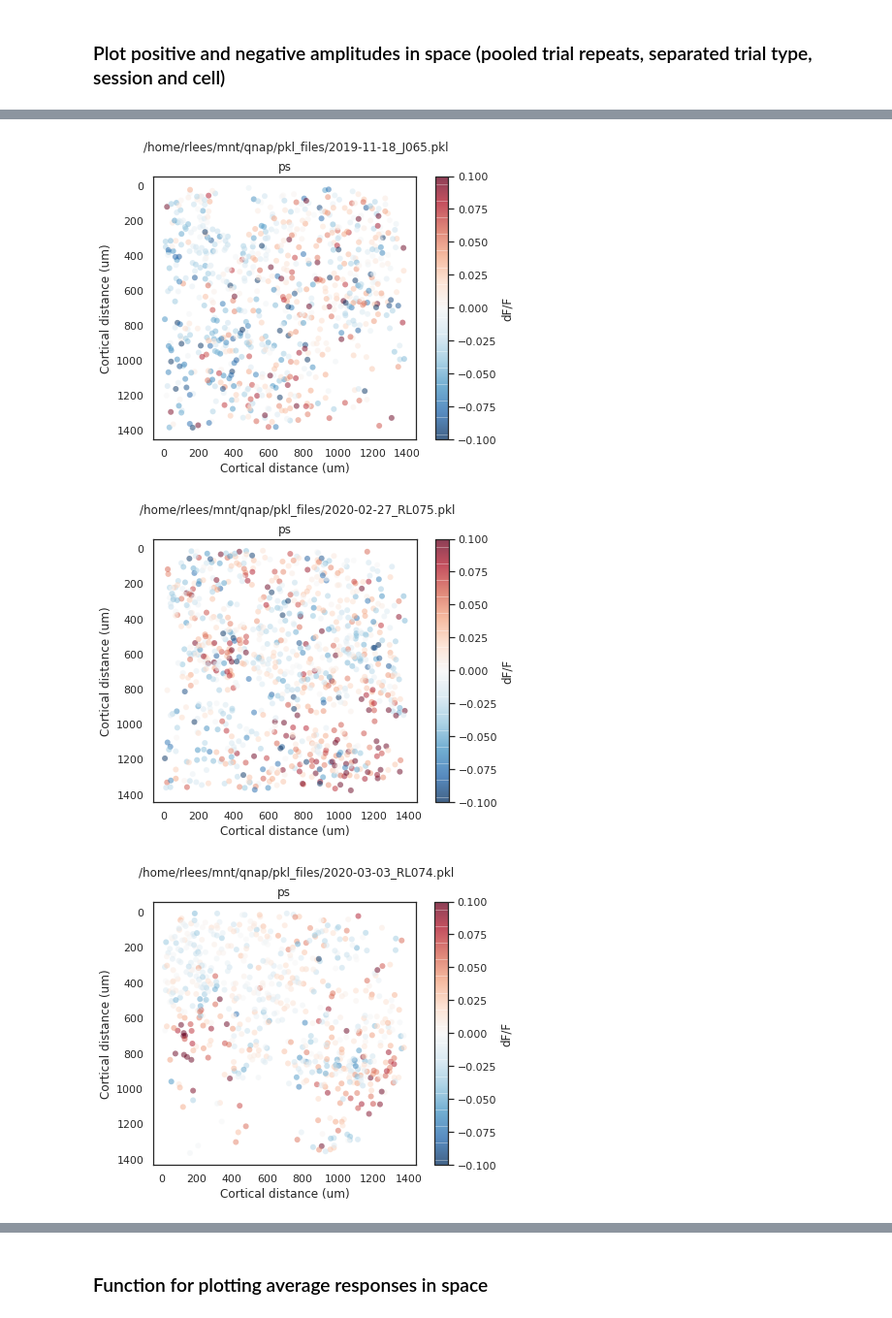
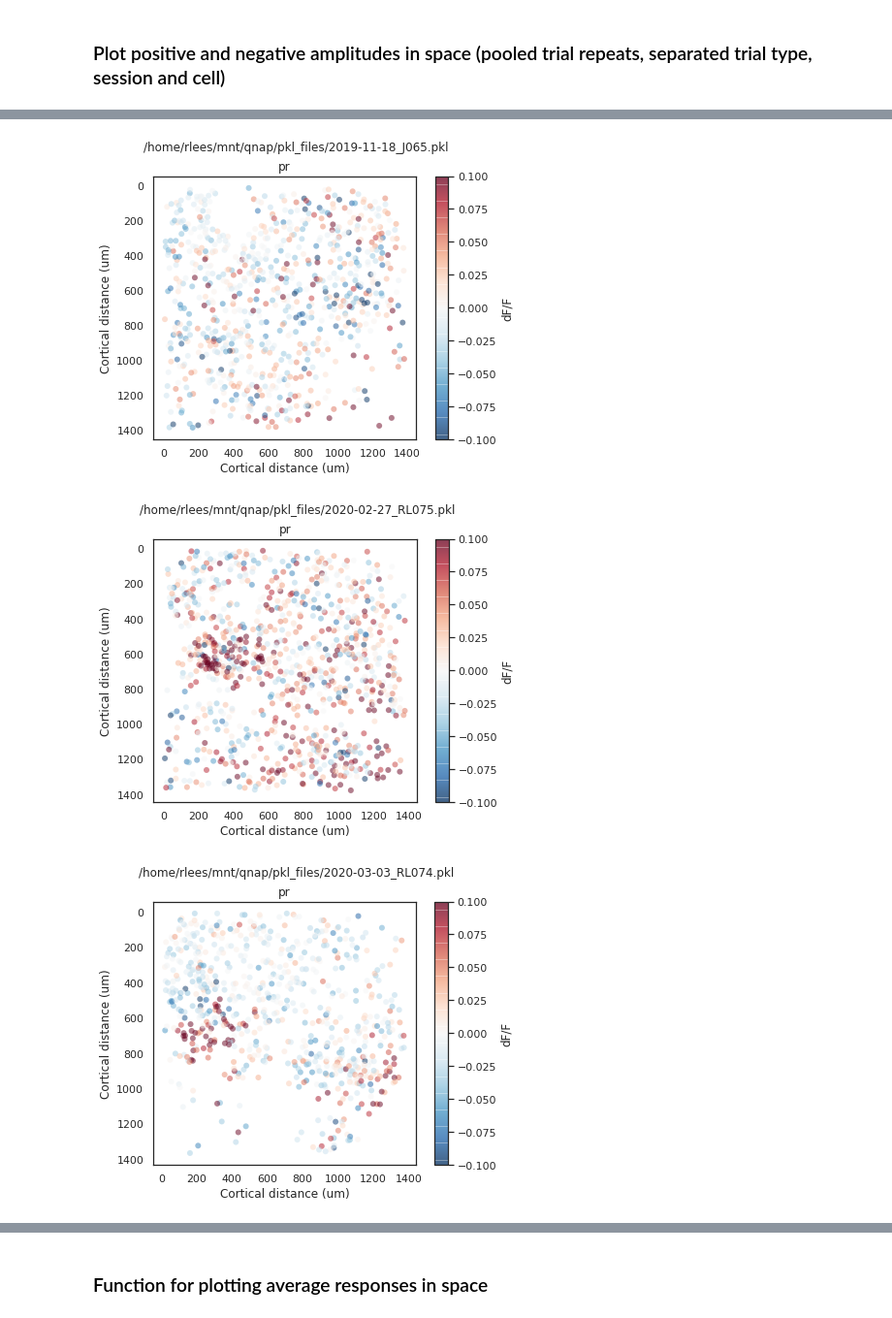
Before and after one commit to Packer-Lab/Vape, a Jupyter notebook: jupyter/rob/playground.ipynb, the cells around one changed output, grey strips where cells are left out. Shown at 97% size. Cells and saved outputs as stored; diff of their text form; code cells hidden in the pictures.

```diff
--- a/jupyter/rob/playground.ipynb
+++ b/jupyter/rob/playground.ipynb
@@ -78,7 +75,7 @@ with open(pkl_path, 'rb') as f:
 
 print('Loaded pickled object.')
 
-sub_obj = exp_obj.photostim_r
+sub_obj = exp_obj.photostim_s
 # %% [output]
 Loaded pickled object.
 # %% [markdown]
@@ -193,19 +312,30 @@ for i,pkl in enumerate(pkl_files):
         for i, ax_id in enumerate([1,0]):
 
             in_s1 = np.array(exp_obj.photostim_r.cell_s1[0])
-            cell_ids = np.where(in_s1 == i)
+            cell_ids = np.where(in_s1 == i)[0]
 
             plt.sca(ax[ax_id])
             plt.title('S' + str(ax_id+1))
 
             for sub_obj in pkl_list:
 
-                labels.append(sub_obj.stim_type)
-                cell_trials = plotExpAvgDff(sub_obj, threshold, cell_ids=cell_ids)
-                grand_average.append(cell_trials)
+                # for filtering sta significant cells with pos/neg amps
+#                 cell_loc = np.where(in_s1 == i)
+#                 sig_cells = np.where(sub_obj.sta_sig[0])
+#                 amps = np.where(sub_obj.sta_amplitudes[0] < 0)
+#                 cell_ids = np.intersect1d(cell_loc[0], sig_cells)
+#                 cell_ids = np.intersect1d(cell_ids, amps)
+
+                if cell_ids.shape[0] > 0:
+#                     masked_trials = maskTrials(sub_obj, filt='pos')
+#                     cell_trials = plotExpAvgDffMasked(sub_obj, threshold, cell_ids, masked_trials)
+
+                    labels.append(sub_obj.stim_type)
+                    cell_trials = plotExpAvgDff(sub_obj, threshold, cell_ids)
+                    grand_average.append(cell_trials)
 
         fig.suptitle(sub_obj.sheet_name)
-        plt.legend(labels[:4], loc='upper right')
+        plt.legend(labels[:len(pkl_list)], loc='upper right')
 #         plt.savefig(os.path.join(fig_save_path, 'trial_avg_dff_traces_detrended', exp_obj.sheet_name + '_grand_trial_avg_s1s2_detrend.png'))
 #         plt.savefig(os.path.join(fig_save_path, 'trial_avg_dff_traces_detrended', exp_obj.sheet_name + '_grand_trial_avg_s1s2_detrend.svg'))
 # %% [output]
@@ -271,7 +395,7 @@ for trials in [s1_pr, s1_ps, s1_none, s1_w]:
 
     #construct plot
     plt.plot(x, grand_mean, lw=3, zorder=2);
-    plt.fill_between(x, grand_mean + grand_ci, grand_mean - grand_ci, alpha=0.6, zorder=1);
+    plt.fill_between(x, grand_mean + grand_sem, grand_mean - grand_sem, alpha=0.6, zorder=1);
     plt.hlines(0, x_min, x_max, linestyles='dashed', zorder=4, alpha=0.3);
     plt.ylim([-0.01, 0.1]);
     plt.autoscale(enable=True, axis='x', tight=True)
@@ -297,7 +421,7 @@ for trials in [s2_pr, s2_ps, s2_none, s2_w]:
 
     #construct plot
     plt.plot(x, grand_mean, lw=3, zorder=2);
-    plt.fill_between(x, grand_mean + grand_ci, grand_mean - grand_ci, alpha=0.6, zorder=1);
+    plt.fill_between(x, grand_mean + grand_sem, grand_mean - grand_sem, alpha=0.6, zorder=1);
     plt.hlines(0, x_min, x_max, linestyles='dashed', zorder=4, alpha=0.3);
     plt.ylim([-0.01, 0.1]);
     plt.autoscale(enable=True, axis='x', tight=True)
@@ -307,6 +431,6 @@ for trials in [s2_pr, s2_ps, s2_none, s2_w]:
 print(s1_w.shape[0], 's1 cells')
 print(s2_w.shape[0], 's2 cells')
 
-plt.savefig(os.path.join(fig_save_path, 'grand_avg_traces_detrended', 'grand_mean_ci_deepnshallow_s1s2.png'))
-plt.savefig(os.path.join(fig_save_path, 'grand_avg_traces_detrended', 'grand_mean_ci_deepnshallow_s1s2.svg'))
+plt.savefig(os.path.join(fig_save_path, 'grand_avg_traces_detrended', 'grand_mean_sem_s1s2.png'))
+plt.savefig(os.path.join(fig_save_path, 'grand_avg_traces_detrended', 'grand_mean_sem_s1s2.svg'))
 # %% [output]
@@ -334,14 +458,14 @@ for i,pkl in enumerate(pkl_files):
             exp_obj = pickle.load(f)
 
         pkl_list = []
-#         pkl_list.append(exp_obj.photostim_r)
+        pkl_list.append(exp_obj.photostim_r)
         pkl_list.append(exp_obj.photostim_s)
 
-#         if exp_obj.whisker_stim.n_frames > 0:
-#             pkl_list.append(exp_obj.whisker_stim)
+        if exp_obj.whisker_stim.n_frames > 0:
+            pkl_list.append(exp_obj.whisker_stim)
 
-#         if exp_obj.spont.n_frames > 0:
-#             pkl_list.append(exp_obj.spont)
+        if exp_obj.spont.n_frames > 0:
+            pkl_list.append(exp_obj.spont)
 
         fig = plt.figure(figsize=(7*len(pkl_list),5))
         fig.suptitle(pkl_path)
@@ -399,6 +523,6 @@ for i,pkl in enumerate(pkl_files):
         cb = plt.colorbar(sc, ax=ax)
         cb.set_label('dF/F')
 
-#         plt.savefig(os.path.join(fig_save_path, 'spatial_responses', pkl[:-4] + '_spont_dFF_spatial.png'))
-#         plt.savefig(os.path.join(fig_save_path, 'spatial_responses', pkl[:-4] + '_spont_dFF_spatial.svg'))
+#         plt.savefig(os.path.join(fig_save_path, 'spatial_responses', pkl[:-4] + '_pr_ps_w_spont_dFF_spatial.png'))
+#         plt.savefig(os.path.join(fig_save_path, 'spatial_responses', pkl[:-4] + '_pr_ps_w_spont_dFF_spatial.svg'))
 # %% [output]
@@ -408,3 +532,3 @@ for i,pkl in enumerate(pkl_files):
-[figure, old version]
+[figure, new version]
-[figure, old version]
+[figure, new version]
-[figure, old version]
+[figure, new version]
```
Also changed, not shown: parts of 12 cells of this notebook, 7 other files.
